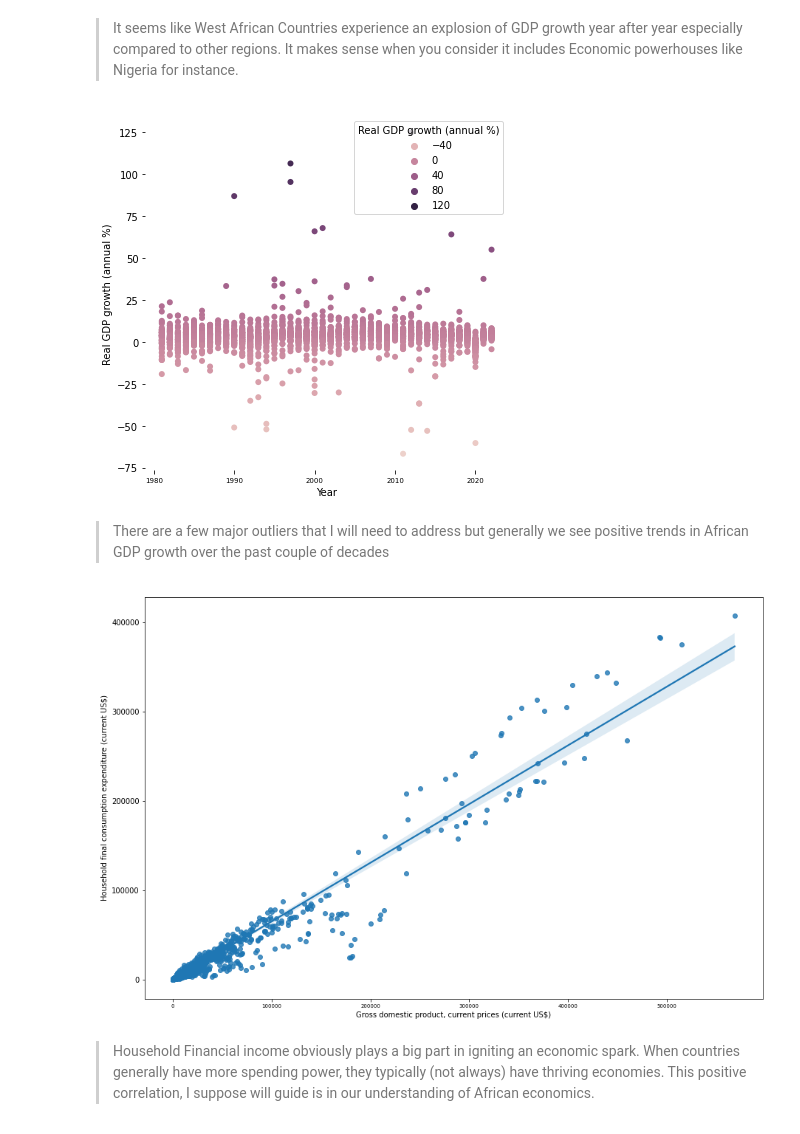
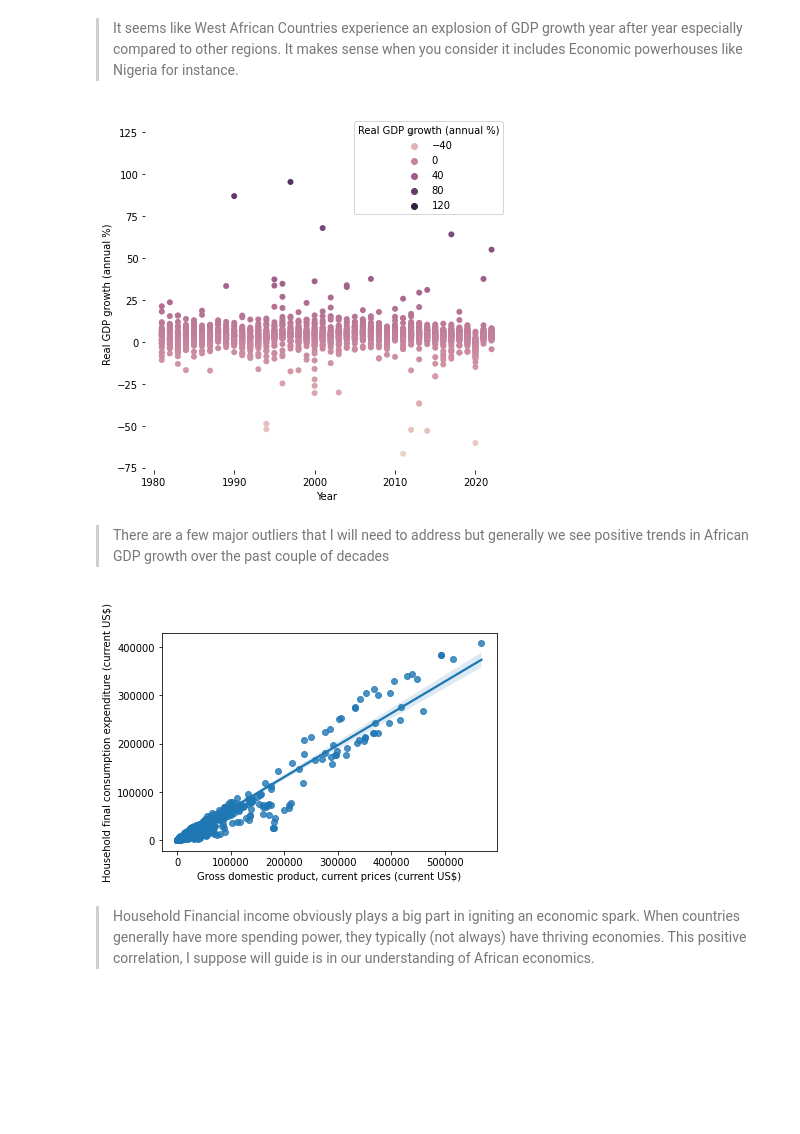
Before and after one commit to AlphaKaba24/African_Economy_Prediction, a Jupyter notebook: africa_GDP.ipynb, the cells around one changed output. Cells and saved outputs as stored; diff of their text form; code cells hidden in the pictures; blank space fills up the shorter version.

```diff
--- a/africa_GDP.ipynb
+++ b/africa_GDP.ipynb
@@ -185,2 +199,2 @@ africa_df.loc[africa_df['Country'].isin(Northern_countries), 'region']= 'North A
 # %%
-africa_df.loc[africa_df['Country'].isin(Eastern_countries), 'region']= 'East Africa'
+africa_dfdropped.loc[africa_df['Country'].isin(Eastern_countries), 'region']= 'East Africa'
@@ -187,2 +207,2 @@ africa_df.loc[africa_df['Country'].isin(Eastern_countries), 'region']= 'East Afr
 # %%
-africa_df.loc[africa_df['Country'].isin(Middle_countries), 'region']= 'Middle Africa'
+africa_dfdropped.loc[africa_df['Country'].isin(Middle_countries), 'region']= 'Middle Africa'
@@ -189,2 +215,2 @@ africa_df.loc[africa_df['Country'].isin(Middle_countries), 'region']= 'Middle Af
 # %%
-africa_df.loc[africa_df['Country'].isin(Southern_countries), 'region']= 'South Africa'
+africa_dfdropped.loc[africa_df['Country'].isin(Southern_countries), 'region']= 'South Africa'
@@ -191,2 +223,2 @@ africa_df.loc[africa_df['Country'].isin(Southern_countries), 'region']= 'South A
 # %%
-africa_df.loc[africa_df['Country'].isin(Western_countries), 'region']= 'West Africa'
+africa_dfdropped.loc[africa_df['Country'].isin(Western_countries), 'region']= 'West Africa'
@@ -242,15 +280,15 @@ sns.kdeplot(data=africa_df, x= 'Real GDP growth (annual %)', hue='region');
 f, ax = plt.subplots(figsize=(6.5, 6.5))
 sns.despine(f, left=True, bottom=True)
 
-sns.scatterplot(x='Year', y='Real GDP growth (annual %)', hue='Real GDP growth (annual %)',sizes=(1, 8), linewidth=0, data=africa_df, ax=ax);
+sns.scatterplot(x='Year', y='Real GDP growth (annual %)', hue='Real GDP growth (annual %)',sizes=(1, 8), linewidth=0, data=africa_dfdropped, ax=ax);
 # %% [output]
-[figure, old version]
+[figure, new version]
 # %% [markdown]
 >There are a few major outliers that I will need to address but generally we see positive trends in African GDP growth over the past couple of decades
 # %%
-sns.regplot(x='Gross domestic product, current prices (current US$)', y='Household final consumption expenditure (current US$)', data=africa_df);
+sns.regplot(x='Gross domestic product, current prices (current US$)', y='Household final consumption expenditure (current US$)', data=africa_dfdropped);
 # %% [output]
-[figure, old version]
+[figure, new version]
 # %% [markdown]
 >Household Financial income obviously plays a big part in igniting an economic spark. When countries generally have more spending power, they typically (not always) have thriving economies. This positive correlation, I suppose will guide is in our understanding of African economics.
 # %% [markdown]
```
Also changed, not shown: parts of 76 cells of this notebook.
